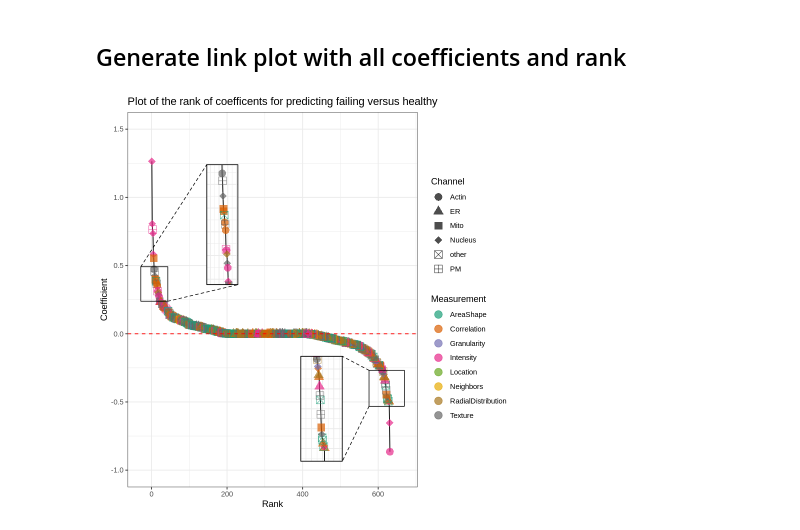
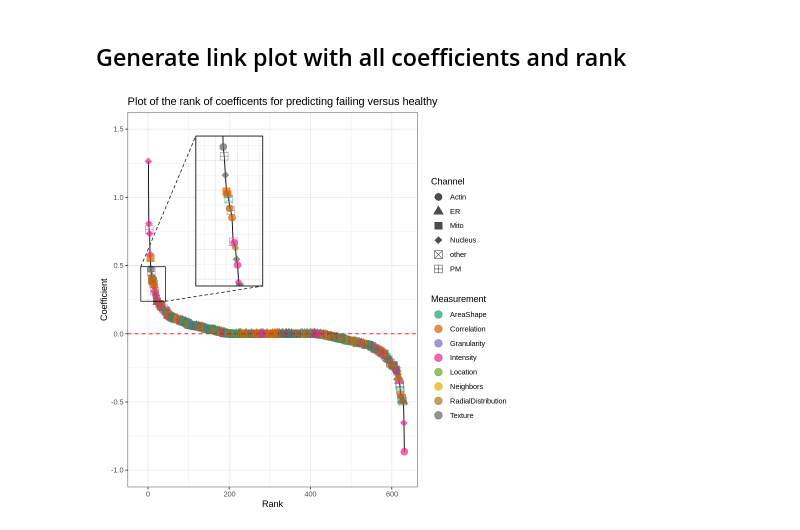
Before and after one commit to WayScience/cellpainting_predicts_cardiac_fibrosis, a Jupyter notebook: 5.machine_learning/3.visualize_model_coef.ipynb, the cells around one changed output. Drawn from its saved outputs; the diff is of its cells as text; code cells hidden in the pictures.

```diff
--- a/5.machine_learning/3.visualize_model_coef.ipynb
+++ b/5.machine_learning/3.visualize_model_coef.ipynb
@@ -281,38 +281,38 @@ failing_coef_gg
 # %%
 # Creating a line plot with ggplot
 coef_rank_plot <- ggplot(ranked_coef_df, aes(x = Rank, y = Coefficient, color = feature_group, shape = channel_cleaned)) +
   geom_line(aes(group = 1), color = "black") +
   geom_point(size = 4, alpha = 0.7) +
   geom_hline(yintercept = 0, linetype = "dashed", color = "red") +
   labs(title = "Plot of the rank of coefficents for predicting failing versus healthy", x = "Rank", y = "Coefficient") +
   scale_color_brewer(name = "Measurement", palette = "Dark2") +
   scale_shape_manual(name = "Channel", values = c(16, 17, 15, 18, 7, 12)) +
   theme_bw()+
   ylim(-1, 1.5)
 
 # Save figure before zoom
 ggsave(ranked_coef_fig, coef_rank_plot, height = 8, width = 12, dpi = 500)
 
 # Add zoomed in portions
 # Top features from healthy (positive)
-from <- list(-25, 40, 0.25, 0.48) #xmin, xmax, ymin, ymax
-to <- list(150, 225, 0.4, 1.2)
+from <- list(-15, 40, 0.25, 0.48) #xmin, xmax, ymin, ymax
+to <- list(125, 275, 0.4, 1.4)
 coef_rank_plot <- coef_rank_plot + geom_magnify(
     from = from, to = to
 )
-# Top features from failing (negative)
-from <- list(580, 665, -0.52, -0.28) #xmin, xmax, ymin, ymax
-to <- list(400, 500, -0.9, -0.2)
-coef_rank_plot <- coef_rank_plot + geom_magnify(
-    from = from, to = to
-)
+# # Top features from failing (negative)
+# from <- list(600, 645, -0.52, -0.28) #xmin, xmax, ymin, ymax
+# to <- list(400, 500, -0.9, -0.2)
+# coef_rank_plot <- coef_rank_plot + geom_magnify(
+#     from = from, to = to
+# )
 
 # Create a new save path with "_zoom" added to save the added zoomed in portions
 ranked_coef_fig_zoom <- gsub(".png$", "_zoom.png", ranked_coef_fig)
 
 # Save figure after adding zooms
 ggsave(ranked_coef_fig_zoom, coef_rank_plot, height = 8, width = 12, dpi = 500)
 
 coef_rank_plot
 # %% [output]
-[figure, old version]
+[figure, new version]
```
Also changed, not shown: 1 other file.
